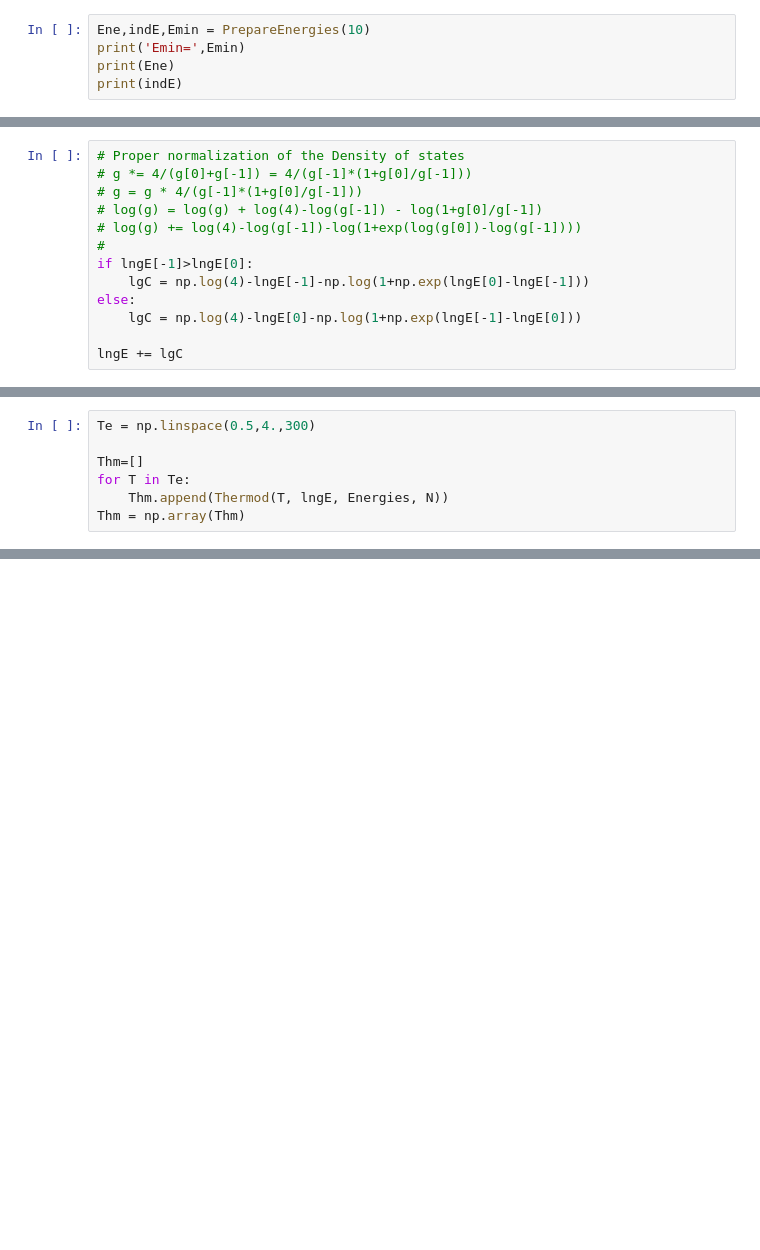
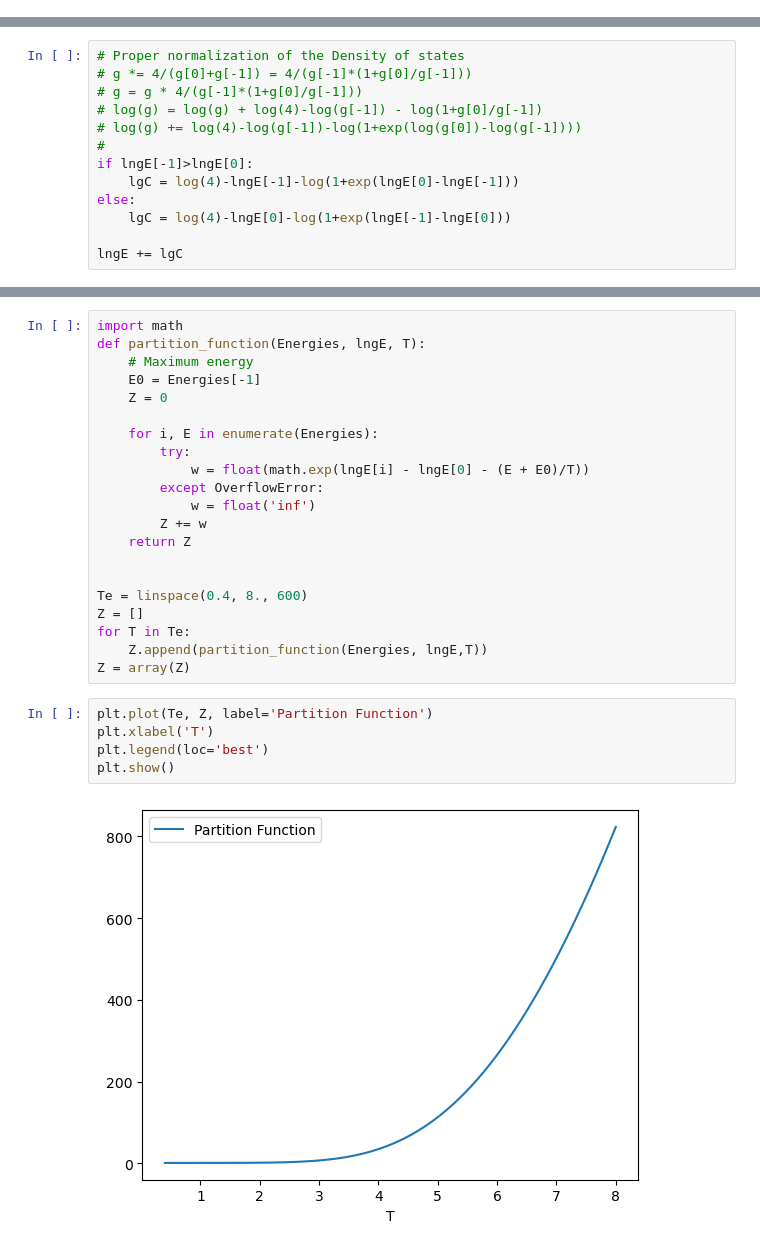
Before and after one commit to tvle2/qcss-partition, a Jupyter notebook: wang-landu/main.ipynb, the cells around one changed output, grey strips where cells are left out. Drawn from its saved outputs; the diff is of its cells as text; blank space fills up the shorter version.

```diff
--- a/wang-landu/main.ipynb
+++ b/wang-landu/main.ipynb
@@ -34,6 +36 @@ def PrepareEnergies(N):
     return (Energies, indE, Emin)
-# %%
-Ene,indE,Emin = PrepareEnergies(10)
-print('Emin=',Emin)
-print(Ene)
-print(indE)
@@ -147,9 +122,9 @@ lngE[0],lngE[-1]
 # log(g) += log(4)-log(g[-1])-log(1+exp(log(g[0])-log(g[-1])))
 #
 if lngE[-1]>lngE[0]:
-    lgC = np.log(4)-lngE[-1]-np.log(1+np.exp(lngE[0]-lngE[-1]))
+    lgC = log(4)-lngE[-1]-log(1+exp(lngE[0]-lngE[-1]))
 else:
-    lgC = np.log(4)-lngE[0]-np.log(1+np.exp(lngE[-1]-lngE[0]))
+    lgC = log(4)-lngE[0]-log(1+exp(lngE[-1]-lngE[0]))
 
 lngE += lgC
 # %%
@@ -193,7 +135,0 @@ def Thermod(T, lngE, Energies, N):
-# %%
-Te = np.linspace(0.5,4.,300)
-
-Thm=[]
-for T in Te:
-    Thm.append(Thermod(T, lngE, Energies, N))
-Thm = np.array(Thm)
@@ -327,0 +159,28 @@ show()
+# %%
+import math
+def partition_function(Energies, lngE, T):
+    # Maximum energy
+    E0 = Energies[-1]
+    Z = 0
+
+    for i, E in enumerate(Energies):
+        try:
+            w = float(math.exp(lngE[i] - lngE[0] - (E + E0)/T))
+        except OverflowError:
+            w = float('inf')
+        Z += w
+    return Z
+
+
+Te = linspace(0.4, 8., 600)
+Z = []
+for T in Te:
+    Z.append(partition_function(Energies, lngE,T))
+Z = array(Z)
+# %%
+plt.plot(Te, Z, label='Partition Function')
+plt.xlabel('T')
+plt.legend(loc='best')
+plt.show()
+# %% [output]
+[figure, added]
```
Also changed, not shown: parts of 22 cells of this notebook, 1 other file.
